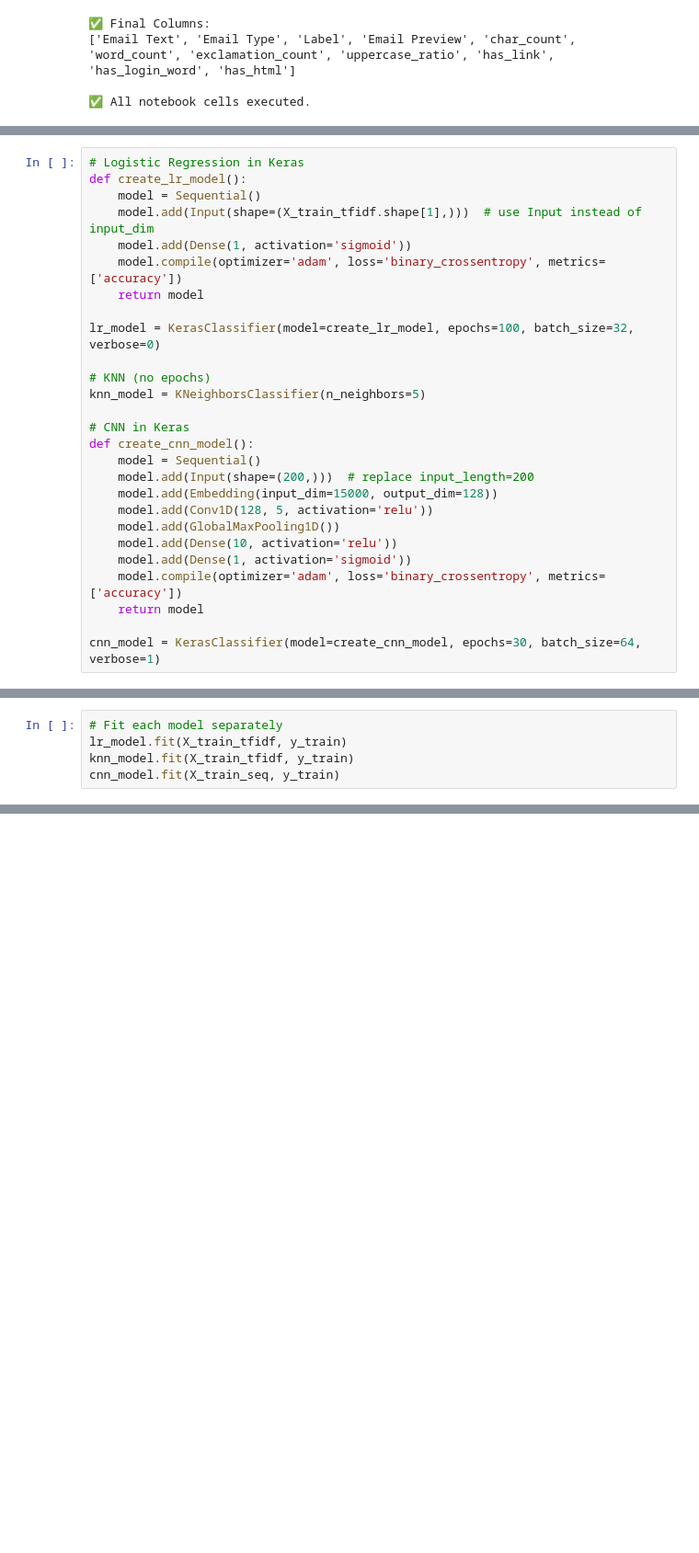
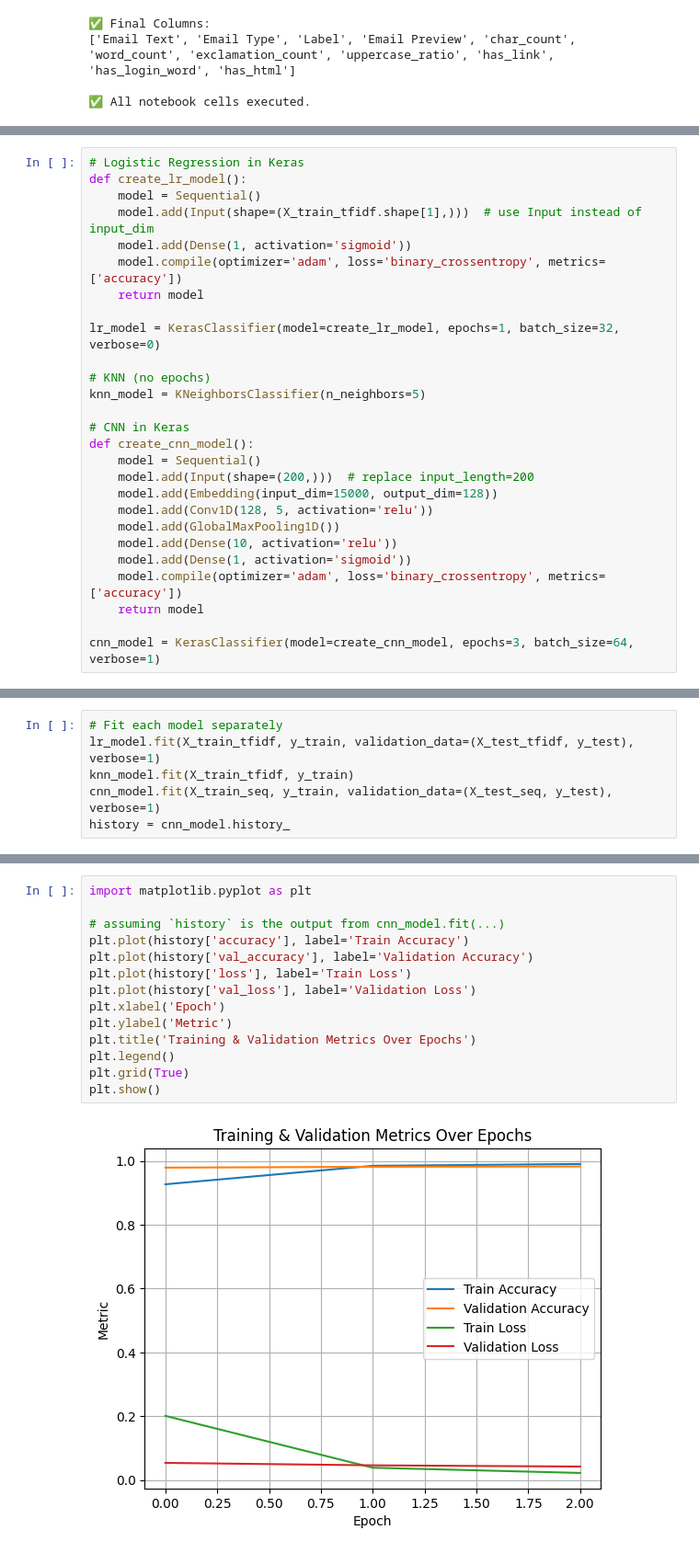
Before and after one commit to Octaxx/DLI-Assignment, a Jupyter notebook: ModelTrainingWK.ipynb, the cells around one changed output, grey strips where cells are left out. Shown at 92% size. Saved outputs shown, nothing was run; the diff lists cells and outputs as text; blank space fills up the shorter version.

Commit message:
plot graph

```diff
--- a/ModelTrainingWK.ipynb
+++ b/ModelTrainingWK.ipynb
@@ -149,7 +162,7 @@ def create_lr_model():
     model.compile(optimizer='adam', loss='binary_crossentropy', metrics=['accuracy'])
     return model
 
-lr_model = KerasClassifier(model=create_lr_model, epochs=100, batch_size=32, verbose=0)
+lr_model = KerasClassifier(model=create_lr_model, epochs=1, batch_size=32, verbose=0)
 
 # KNN (no epochs)
 knn_model = KNeighborsClassifier(n_neighbors=5)
@@ -166,4 +179,4 @@ def create_cnn_model():
     model.compile(optimizer='adam', loss='binary_crossentropy', metrics=['accuracy'])
     return model
 
-cnn_model = KerasClassifier(model=create_cnn_model, epochs=30, batch_size=64, verbose=1)
+cnn_model = KerasClassifier(model=create_cnn_model, epochs=3, batch_size=64, verbose=1)
@@ -173,6 +183,7 @@ scikeras version: 0.13.0
 # %%
 # Fit each model separately
-lr_model.fit(X_train_tfidf, y_train)
+lr_model.fit(X_train_tfidf, y_train, validation_data=(X_test_tfidf, y_test), verbose=1)
 knn_model.fit(X_train_tfidf, y_train)
-cnn_model.fit(X_train_seq, y_train)
+cnn_model.fit(X_train_seq, y_train, validation_data=(X_test_seq, y_test), verbose=1)
+history = cnn_model.history_
 # %% [output]
@@ -229,0 +213,16 @@ print(f"📊 Ensemble Model Accuracy: {ensemble_acc:.4f}")
+# %%
+import matplotlib.pyplot as plt
+
+# assuming `history` is the output from cnn_model.fit(...)
+plt.plot(history['accuracy'], label='Train Accuracy')
+plt.plot(history['val_accuracy'], label='Validation Accuracy')
+plt.plot(history['loss'], label='Train Loss')
+plt.plot(history['val_loss'], label='Validation Loss')
+plt.xlabel('Epoch')
+plt.ylabel('Metric')
+plt.title('Training & Validation Metrics Over Epochs')
+plt.legend()
+plt.grid(True)
+plt.show()
+# %% [output]
+[figure, added]
```
Also changed, not shown: parts of 8 cells of this notebook.
